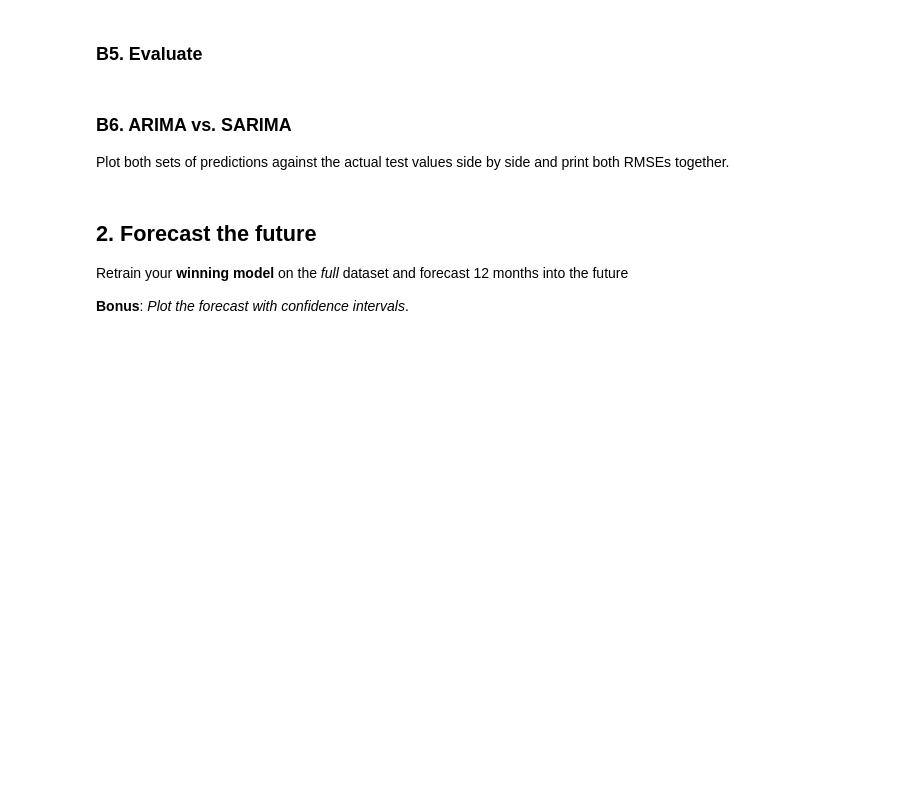
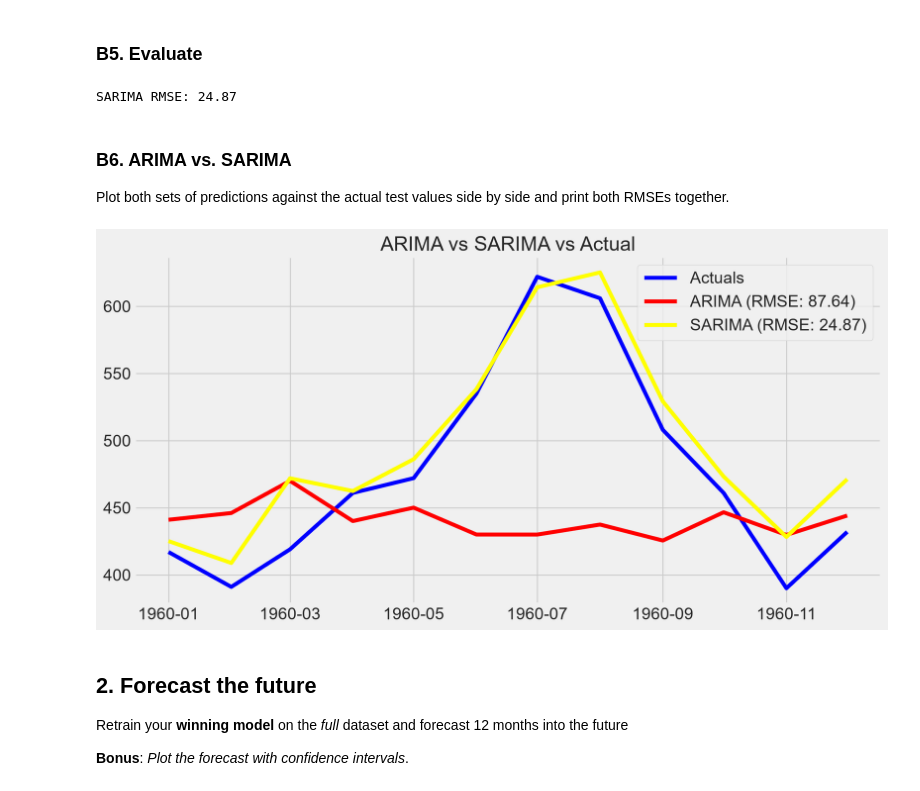
Before and after one commit to Qaem-7/labs_projects, a Jupyter notebook: Labs/8. Time Series/8.3 ARIMA/Exercise/ARIMA_SARIMAX_Lab.ipynb, the cells around one changed output. Drawn from its saved outputs; the diff is of its cells as text; code cells hidden in the pictures; blank space fills up the shorter version.

```diff
--- a/Labs/8. Time Series/8.3 ARIMA/Exercise/ARIMA_SARIMAX_Lab.ipynb
+++ b/Labs/8. Time Series/8.3 ARIMA/Exercise/ARIMA_SARIMAX_Lab.ipynb
@@ -253,3 +401,9 @@ Run `auto_arima` again, this time with `seasonal=True` and `m=12` (12 months per
 Use `SARIMAX` with both `order` and `seasonal_order`, fit on `df_train`.
 # %%
 #YOUR CODE HERE
+sar_model = SARIMAX(df_train['thousands_of_passengers'],
+                       order=(2, 1, 1),             # Replace with your (p,d,q)
+                       seasonal_order=(0, 1, 0, 12)) # Replace with your (P,D,Q,m)
+
+sar_results = sar_model.fit()
+sar_results.summary()
@@ -259,3 +433,10 @@ Use `SARIMAX` with both `order` and `seasonal_order`, fit on `df_train`.
 This time, also pull the confidence interval so you can plot forecast uncertainty.
 # %%
 #YOUR CODE HERE
+#forecast the test
+forecast = sar_results.get_forecast(steps=len(df_test))
+sar_pred = forecast.predicted_mean
+sar_pred.index = df_test.index
+conf_int = forecast.conf_int()
+
+sar_pred
@@ -263,12 +459,34 @@ This time, also pull the confidence interval so you can plot forecast uncertaint
 ### B5. Evaluate
 # %%
 # Compute RMSE
+sar_rmse = rmse(df_test['thousands_of_passengers'], sar_pred)
+print(f"SARIMA RMSE: {sar_rmse:.2f}")
+# %% [output]
+SARIMA RMSE: 24.87
 # %% [markdown]
 ### B6. ARIMA vs. SARIMA
 
 Plot both sets of predictions against the actual test values side by side and print both RMSEs together.
 # %%
 #YOUR CODE HERE
+
+plt.figure(figsize=(12, 6))
+plt.plot(df_test.index, df_test['thousands_of_passengers'], label='Actuals', color='blue')
+plt.plot(df_test.index, ar_pred, label=f'ARIMA (RMSE: {ar_rmse:.2f})', color='red')
+plt.plot(df_test.index, sar_pred, label=f'SARIMA (RMSE: {sar_rmse:.2f})', color='yellow')
+
+plt.title('ARIMA vs SARIMA vs Actual')
+plt.legend()
+plt.show()
+
+# title = 'ARIMA vs SARIMA vs Actual'
+# ax = df_test['thousands_of_passengers'].plot(legend=True, figsize=(12, 5), title=title)
+# pred_arima.plot(legend=True, ax=ax)
+# pred_sarima.plot(legend=True, ax=ax)
+# ax.legend(['Actual test data', 'ARIMA predicted', 'SARIMA predicted'])
+# plt.show()
+# %% [output]
+[figure, added]
 # %% [markdown]
 <a id='forecast'></a>
 ## 2. Forecast the future
```
Also changed, not shown: parts of 16 cells of this notebook.
